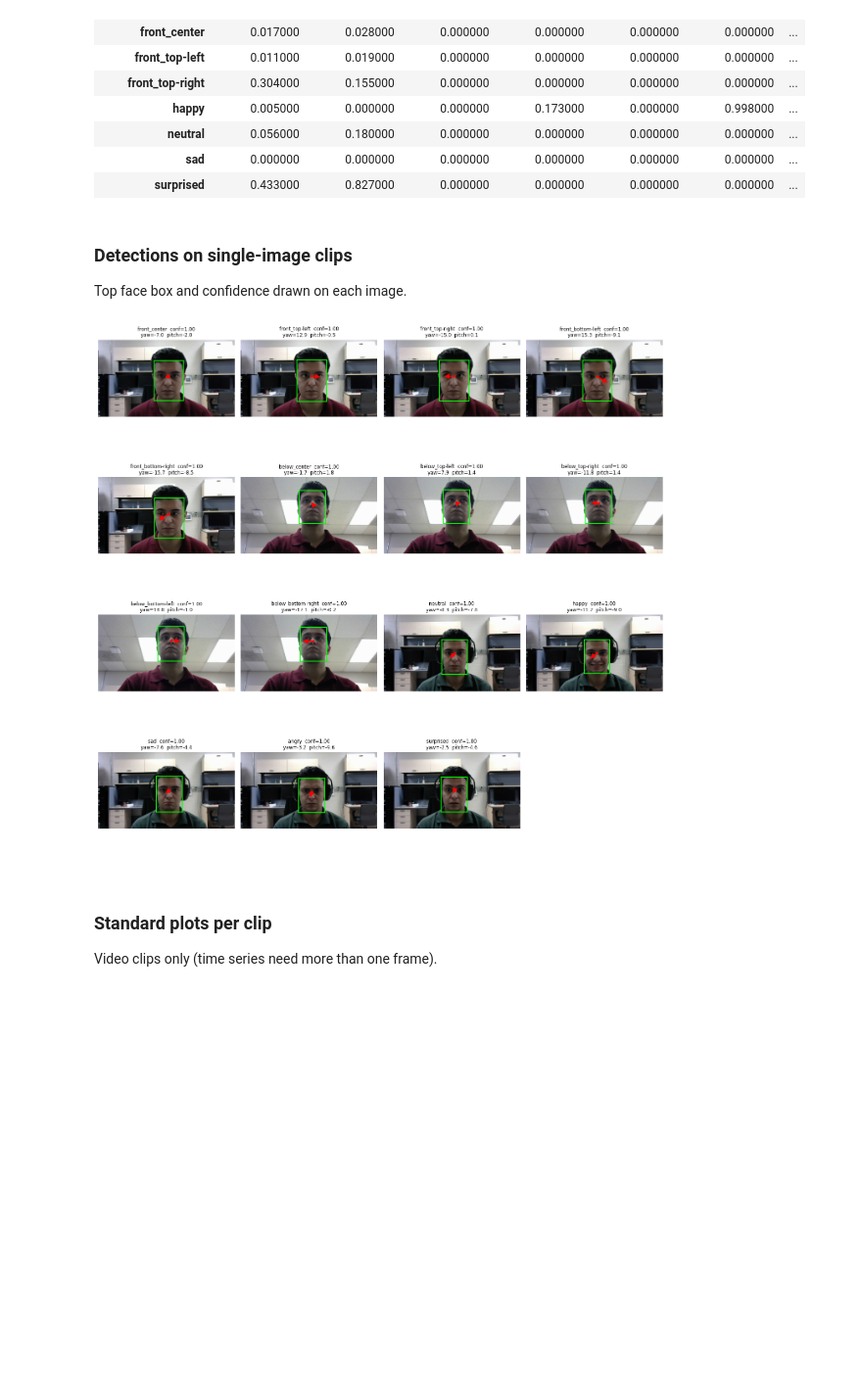
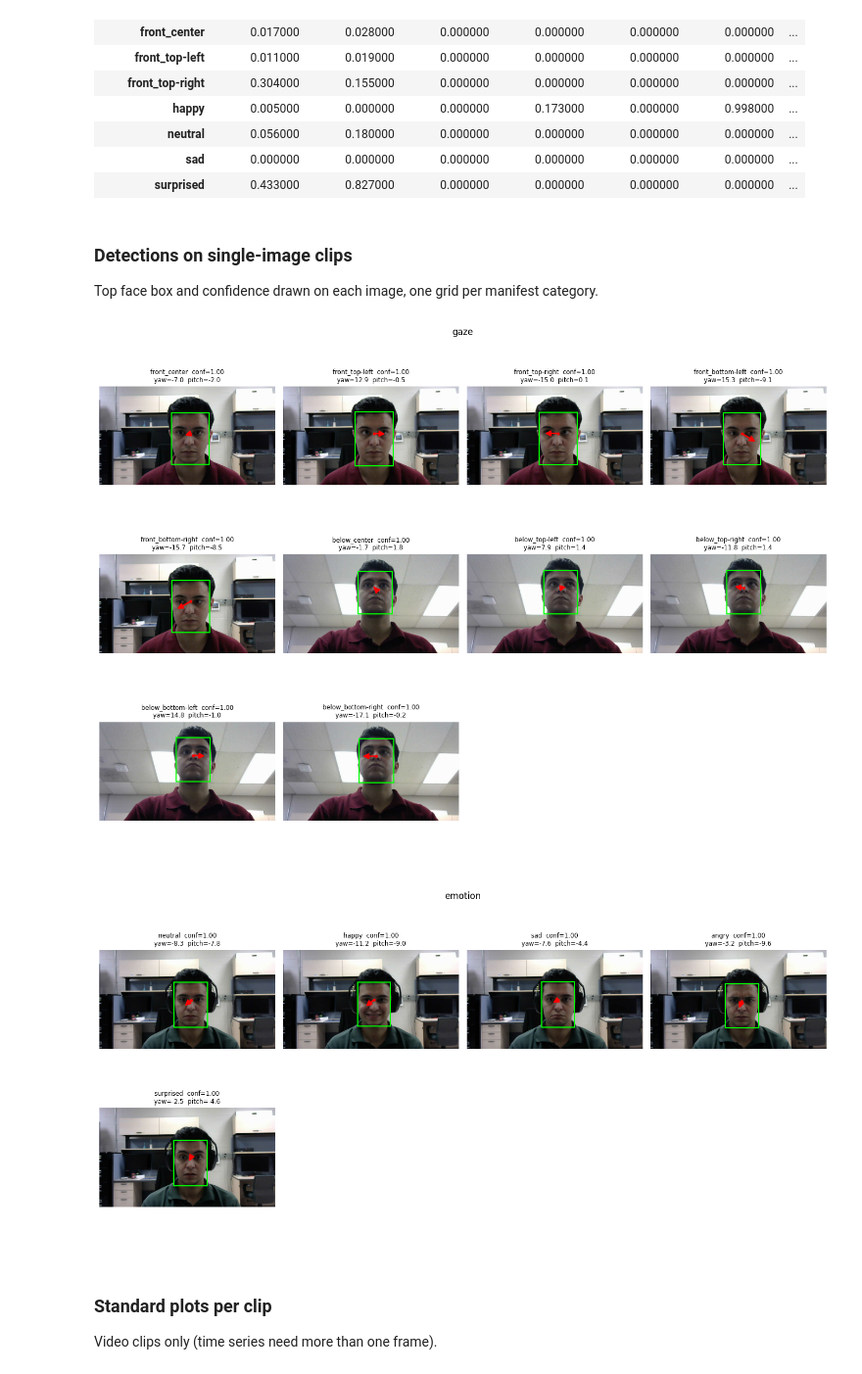
Before and after one commit to Cyber-Identity-Behavior-Research-Lab/extractor-eval, a Jupyter notebook: notebooks/01_OpenFace-3.0.ipynb, the cells around one changed output. Shown at 98% size. Cells and saved outputs as stored; diff of their text form; code cells hidden in the pictures; blank space fills up the shorter version.

```diff
--- a/notebooks/01_OpenFace-3.0.ipynb
+++ b/notebooks/01_OpenFace-3.0.ipynb
@@ -176,7 +176,8 @@ def predict(image):
     outputs.update({f'extra_emotion_logit_{i}': float(v) for i, v in enumerate(emotion[0].cpu().numpy())})
     return face_conf, outputs
 # %%
+CATEGORIES = ['gaze', 'emotion']  # gaze + AU/emotion outputs
 TEST_SET = 'test_pictures'  # folder under data/ with manifest.csv
-manifest = clip_io.load_manifest(TEST_SET)
+manifest = clip_io.load_manifest(TEST_SET, CATEGORIES)
 manifest
 # %% [output]
@@ -258,7 +259,7 @@ for clip_id, df in results.items():
 
 These read back the saved files, so they test exactly what was written.
 # %%
-out = clip_io.load_outputs(MODEL)
+out = clip_io.load_outputs(MODEL, manifest['clip_id'])  # only this run's clips, not leftovers from other runs
 print('output columns:', schema.output_columns(out))
 # %% [output]
 output columns: ['gaze_yaw_deg', 'gaze_pitch_deg']
@@ -326,6 +327,7 @@ summary = detected.groupby('clip_id').agg(
 top_emotion = detected.groupby('clip_id')[logit_cols].mean().to_numpy().argmax(axis=1)
 summary['emotion_readme'] = [EMOTIONS_README[i] for i in top_emotion]
 summary['emotion_issue15'] = [EMOTIONS_ISSUE15[i] for i in top_emotion]
-summary = manifest.set_index('clip_id').drop(columns=['path', 'test_set']).join(summary, how='left')
+labels = manifest.set_index('clip_id').drop(columns=['path', 'test_set']).dropna(axis=1, how='all')  # skip label columns unused by these categories
+summary = labels.join(summary, how='left')
 summary.round(2)
 # %% [output]
@@ -370,7 +372,7 @@ detected.groupby('clip_id')[au_raw_cols].mean().round(3).style.background_gradie
 # %% [markdown]
 ### Detections on single-image clips
 
-Top face box and confidence drawn on each image.
+Top face box and confidence drawn on each image, one grid per manifest category.
 # %%
 def draw_gaze(ax, r, color='red'):
     """Gaze arrow from the face box, using the schema columns (so it also checks the sign conversion).
@@ -379,36 +381,42 @@ def draw_gaze(ax, r, color='red'):
         return
     x1, y1, x2, y2 = r[['extra_bbox_x1', 'extra_bbox_y1', 'extra_bbox_x2', 'extra_bbox_y2']]
     cx, cy = (x1 + x2) / 2, y1 + 0.4 * (y2 - y1)  # roughly eye level
     length = 1.5 * (x2 - x1)
     yaw, pitch = np.radians(r['gaze_yaw_deg']), np.radians(r['gaze_pitch_deg'])
     dx = length * np.sin(yaw) * np.cos(pitch)  # positive yaw (subject's left) -> image right
     dy = -length * np.sin(pitch)               # positive pitch (up) -> image up
     ax.annotate('', xy=(cx + dx, cy + dy), xytext=(cx, cy),
                 arrowprops=dict(arrowstyle='-|>', color=color, lw=2, mutation_scale=15))
     ax.plot(cx, cy, 'o', color=color, ms=3)
 
 
-still = [r for r in manifest.itertuples() if clip_io.is_image(clip_io.clip_path(r))]
-if still:
+# One grid per manifest category
+groups = manifest.groupby('category', sort=False) if 'category' in manifest else [('all clips', manifest)]
+for category, rows in groups:
+    still = [r for r in rows.itertuples() if clip_io.is_image(clip_io.clip_path(r))]
+    if not still:
+        continue
     ncols = 4
     fig, axes = plt.subplots(-(-len(still) // ncols), ncols, figsize=(3.5 * ncols, 3.5 * -(-len(still) // ncols)), squeeze=False)
     for ax in axes.flat:
         ax.axis('off')
     for ax, row in zip(axes.flat, still):
         _, _, img = next(clip_io.iter_frames(clip_io.clip_path(row), rgb=True))
         r = out[out['clip_id'] == row.clip_id].iloc[0]
         ax.imshow(img)
         title = f"{row.clip_id}  conf={r['face_conf']:.2f}"
         if r['face_conf'] >= VIS_THRESHOLD:
             x1, y1, x2, y2 = r[['extra_bbox_x1', 'extra_bbox_y1', 'extra_bbox_x2', 'extra_bbox_y2']]
             ax.add_patch(plt.Rectangle((x1, y1), x2 - x1, y2 - y1, fill=False, color='lime', lw=1.5))
             draw_gaze(ax, r)
             title += f"\nyaw={r['gaze_yaw_deg']:.1f}  pitch={r['gaze_pitch_deg']:.1f}"
         ax.set_title(title, fontsize='small')
+    fig.suptitle(category)
     plt.tight_layout()
     plt.show()
 # %% [output]
-[figure, old version]
+[figure, new version]
+[figure, added]
 # %% [markdown]
 ### Standard plots per clip
 
```
Also changed, not shown: parts of 4 cells of this notebook, 4 other files.
